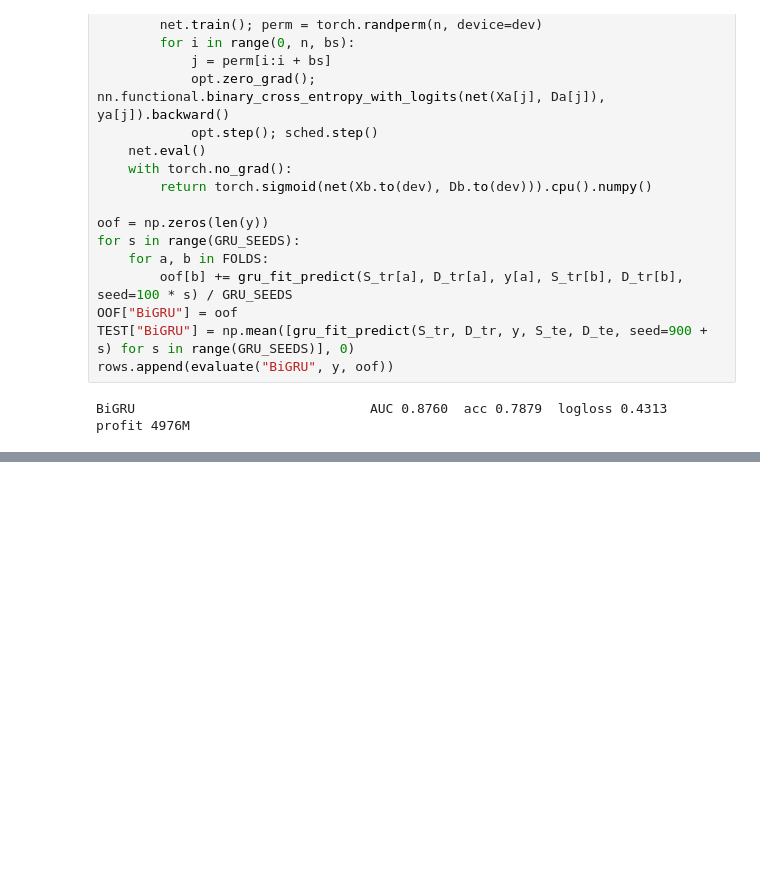
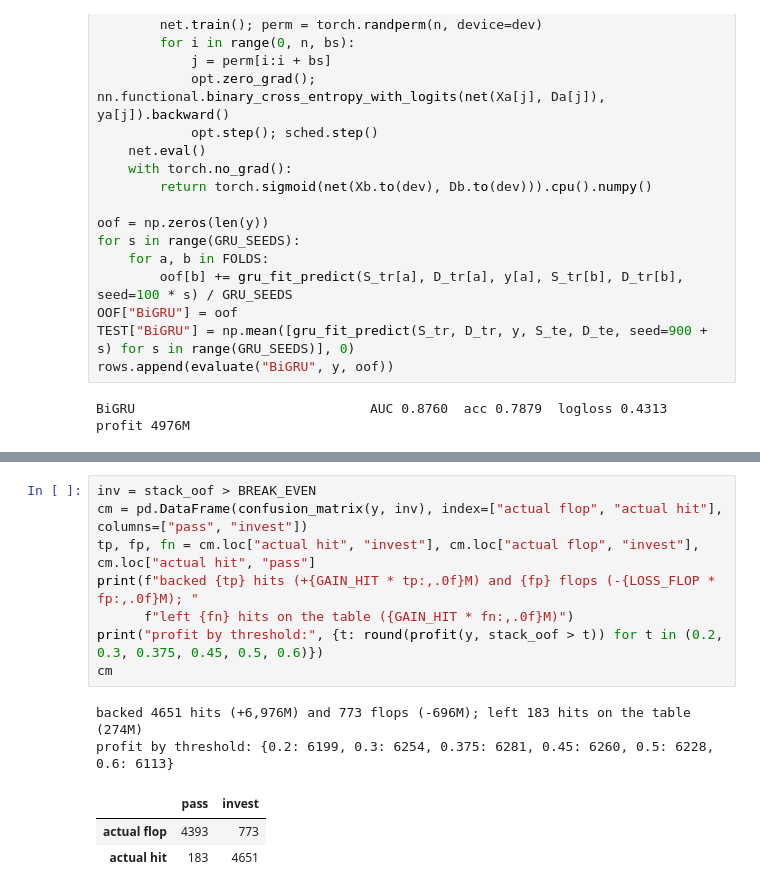
Before and after one commit to iqueipopg/spot-a-hit, a Jupyter notebook: deliverable/QueipoDeLlano_Ignacio.ipynb, the cells around one changed output, grey strips where cells are left out. Drawn from its saved outputs; the diff is of its cells as text; blank space fills up the shorter version.

Commit message:
Run 15 (random forest) and CRISP-DM restructure: notebook in six phases with decision log, report with metrics, losses, model diagram, confusion matrices and paired bootstrap

```diff
--- a/deliverable/QueipoDeLlano_Ignacio.ipynb
+++ b/deliverable/QueipoDeLlano_Ignacio.ipynb
@@ -436,3 +519,17 @@ pd.DataFrame(rows).set_index("model").round(4)
 | BiGRU | 0.8760 | 0.7879 | 0.4313 | 4975.5 |
 | Trees (mean of logits) | 0.9474 | 0.9006 | 0.2615 | 6234.9 |
 | Final stack | 0.9485 | 0.9045 | 0.2553 | 6280.8 |
+# %%
+inv = stack_oof > BREAK_EVEN
+cm = pd.DataFrame(confusion_matrix(y, inv), index=["actual flop", "actual hit"], columns=["pass", "invest"])
+tp, fp, fn = cm.loc["actual hit", "invest"], cm.loc["actual flop", "invest"], cm.loc["actual hit", "pass"]
+print(f"backed {tp} hits (+{GAIN_HIT * tp:,.0f}M) and {fp} flops (-{LOSS_FLOP * fp:,.0f}M); "
+      f"left {fn} hits on the table ({GAIN_HIT * fn:,.0f}M)")
+print("profit by threshold:", {t: round(profit(y, stack_oof > t)) for t in (0.2, 0.3, 0.375, 0.45, 0.5, 0.6)})
+cm
+# %% [output]
+backed 4651 hits (+6,976M) and 773 flops (-696M); left 183 hits on the table (274M)
+profit by threshold: {0.2: 6199, 0.3: 6254, 0.375: 6281, 0.45: 6260, 0.5: 6228, 0.6: 6113}
+|  | pass | invest |
+| actual flop | 4393 | 773 |
+| actual hit | 183 | 4651 |
```
Also changed, not shown: parts of 28 cells of this notebook, 14 other files.
